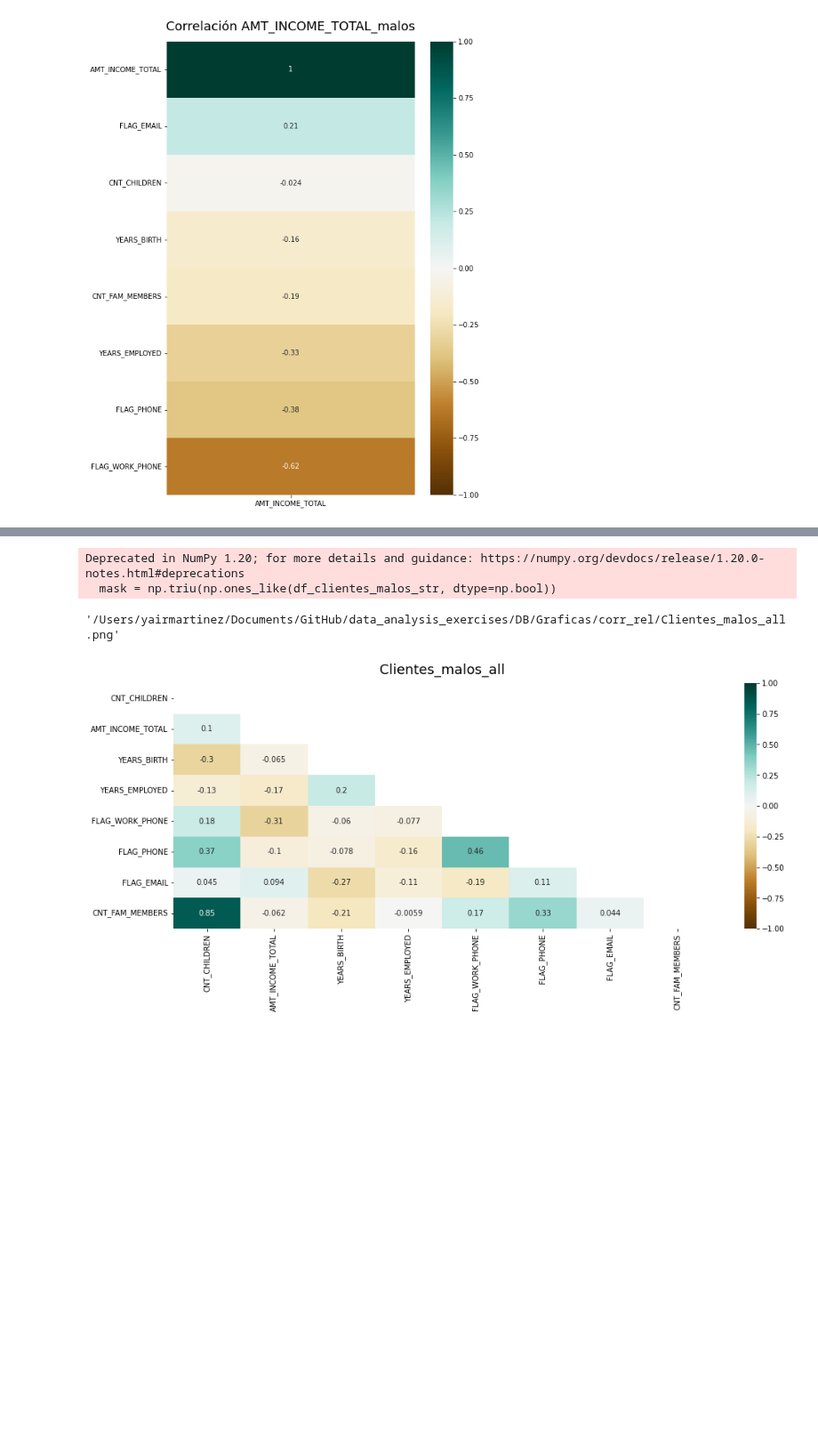
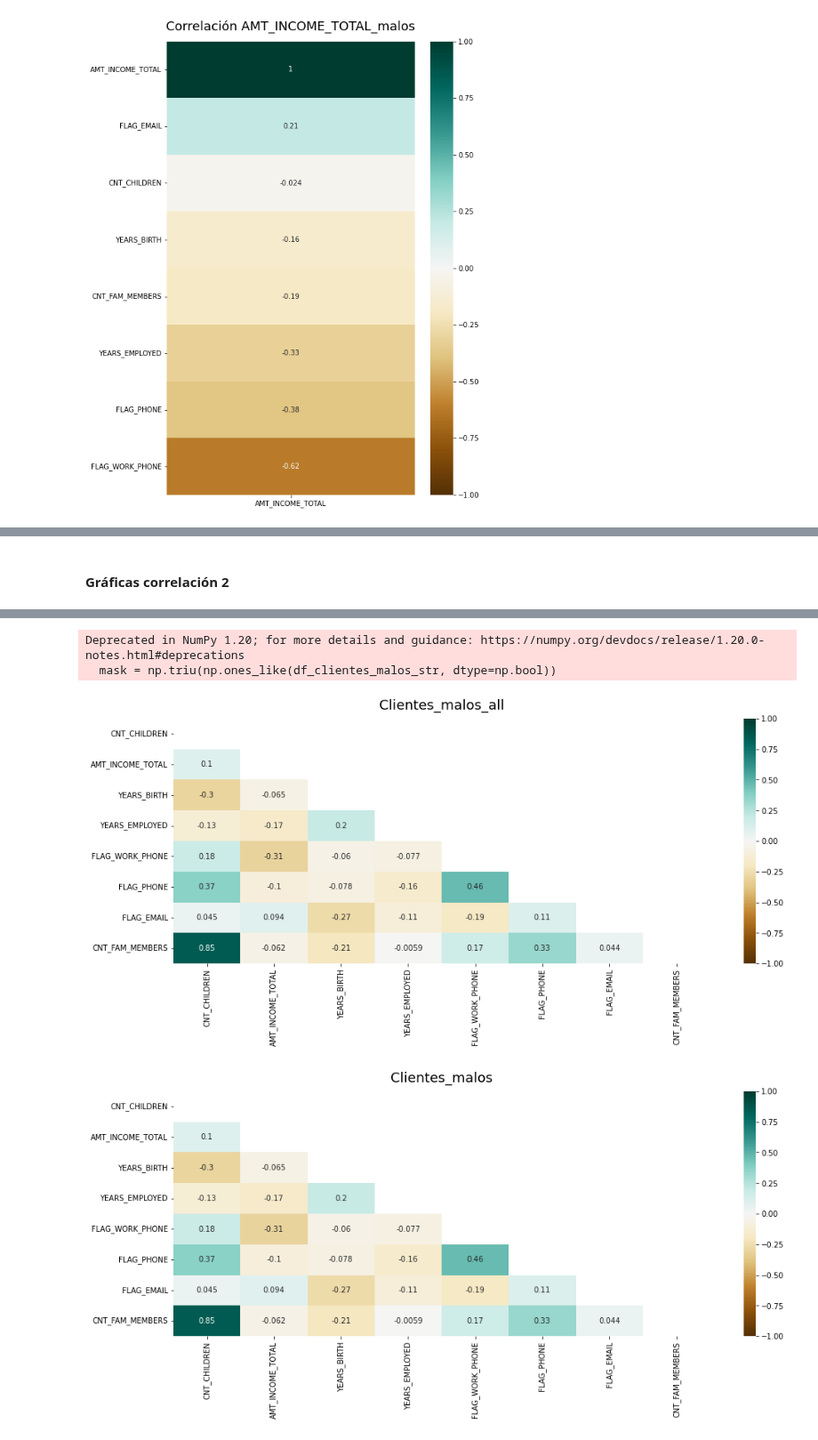
Before and after one commit to lymc33/Data_analysis_exercises, a Jupyter notebook: KPI_exercise/4_client_corr.ipynb, the cells around one changed output, grey strips where cells are left out. Shown at 89% size. Drawn from its saved outputs; the diff is of its cells as text; code cells hidden in the pictures; blank space fills up the shorter version.

```diff
--- a/KPI_exercise/4_client_corr.ipynb
+++ b/KPI_exercise/4_client_corr.ipynb
@@ -689,6 +569,8 @@ df_clientes_malos_str
 df_clientes_malos_str = df_clientes_malos_str.drop(['FLAG_MOBIL'], axis = 1)
 df_clientes_regulares_str = df_clientes_regulares_str.drop(['FLAG_MOBIL'], axis = 1)
 df_clientes_vip_str = df_clientes_vip_str.drop(['FLAG_MOBIL'], axis = 1)
+# %% [markdown]
+#### Gráficas correlación 2
 # %%
 # Se hace la primer correlación
 # Se eliminan automáticamente valores con string
@@ -709,18 +591,34 @@ df_clientes_malos_str
 | FLAG_EMAIL | 0.044766 | 0.093540 | -0.269351 | -0.112366 | -0.190076 | 0.112354 | 1.000000 | ... |
 | CNT_FAM_MEMBERS | 0.845809 | -0.062004 | -0.208046 | -0.005913 | 0.165239 | 0.328783 | 0.043848 | ... |
 # %%
+# Gráfica de clientes malos nueva
+
 plt.figure(figsize=(16, 6))
 mask = np.triu(np.ones_like(df_clientes_malos_str, dtype=np.bool))
 heatmap = sns.heatmap(df_clientes_malos_str, mask= mask, vmin=-1, vmax=1, annot=True, cmap='BrBG')
 heatmap.set_title('Clientes_malos_all', fontdict={'fontsize':18}, pad=12);
 
-plt.savefig('Clientes_malos_all.png', dpi=300, bbox_inches='tight')
-pos1= '/Users/yairmartinez/Documents/GitHub/data_analysis_exercises/KPI_exercise/Clientes_malos_all.png'
-pos2= '/Users/yairmartinez/Documents/GitHub/data_analysis_exercises/DB/Graficas/corr_rel/Clientes_malos_all.png'
-shutil.move(pos1,pos2)
+# plt.savefig('Clientes_malos_all.png', dpi=300, bbox_inches='tight')
+# pos1= '/Users/yairmartinez/Documents/GitHub/data_analysis_exercises/KPI_exercise/Clientes_malos_all.png'
+# pos2= '/Users/yairmartinez/Documents/GitHub/data_analysis_exercises/DB/Graficas/corr_rel/Clientes_malos_all.png'
+
+# shutil.move(pos1,pos2)
 # %% [output]
 Deprecated in NumPy 1.20; for more details and guidance: https://numpy.org/devdocs/release/1.20.0-notes.html#deprecations
   mask = np.triu(np.ones_like(df_clientes_malos_str, dtype=np.bool))
-'/Users/yairmartinez/Documents/GitHub/data_analysis_exercises/DB/Graficas/corr_rel/Clientes_malos_all.png'
 [figure]
+# %%
+# Gráfica de clientes malos anterior
+
+plt.figure(figsize=(16, 6))
+mask = np.triu(np.ones_like(s_clientes_malos_1, dtype=bool))
+heatmap = sns.heatmap(s_clientes_malos_1, mask= mask, vmin=-1, vmax=1, annot=True, cmap='BrBG')
+heatmap.set_title('Clientes_malos', fontdict={'fontsize':18}, pad=12);
+
+# plt.savefig('Clientes_malos.png', dpi=300, bbox_inches='tight')
+# pos1= '/Users/yairmartinez/Documents/GitHub/data_analysis_exercises/KPI_exercise/Clientes_malos.png'
+# pos2= '/Users/yairmartinez/Documents/GitHub/data_analysis_exercises/DB/Graficas/corr/Clientes_malos.png'
+# shutil.move(pos1,pos2)
+# %% [output]
+[figure, added]
 # %%
```
Also changed, not shown: parts of 43 cells of this notebook.
